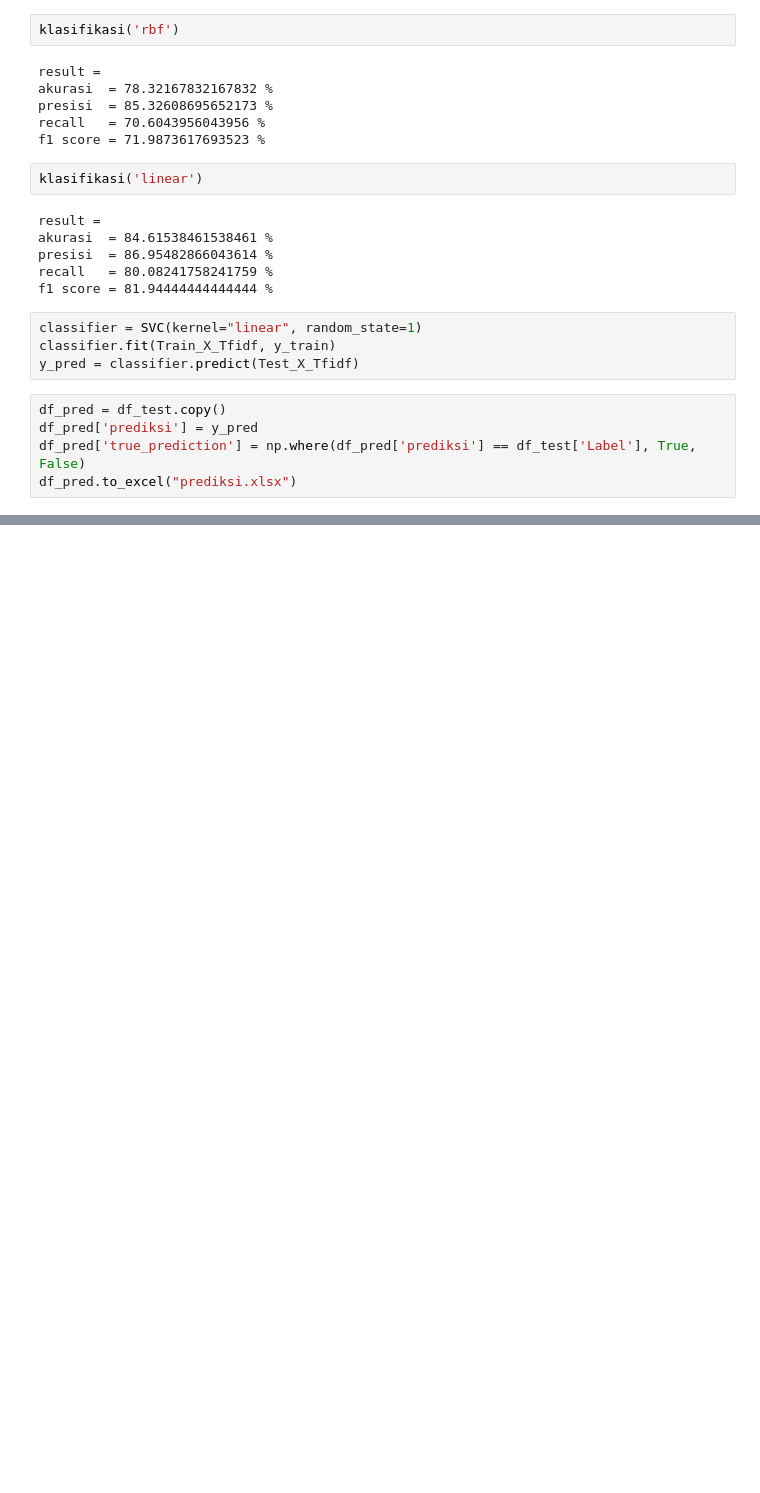
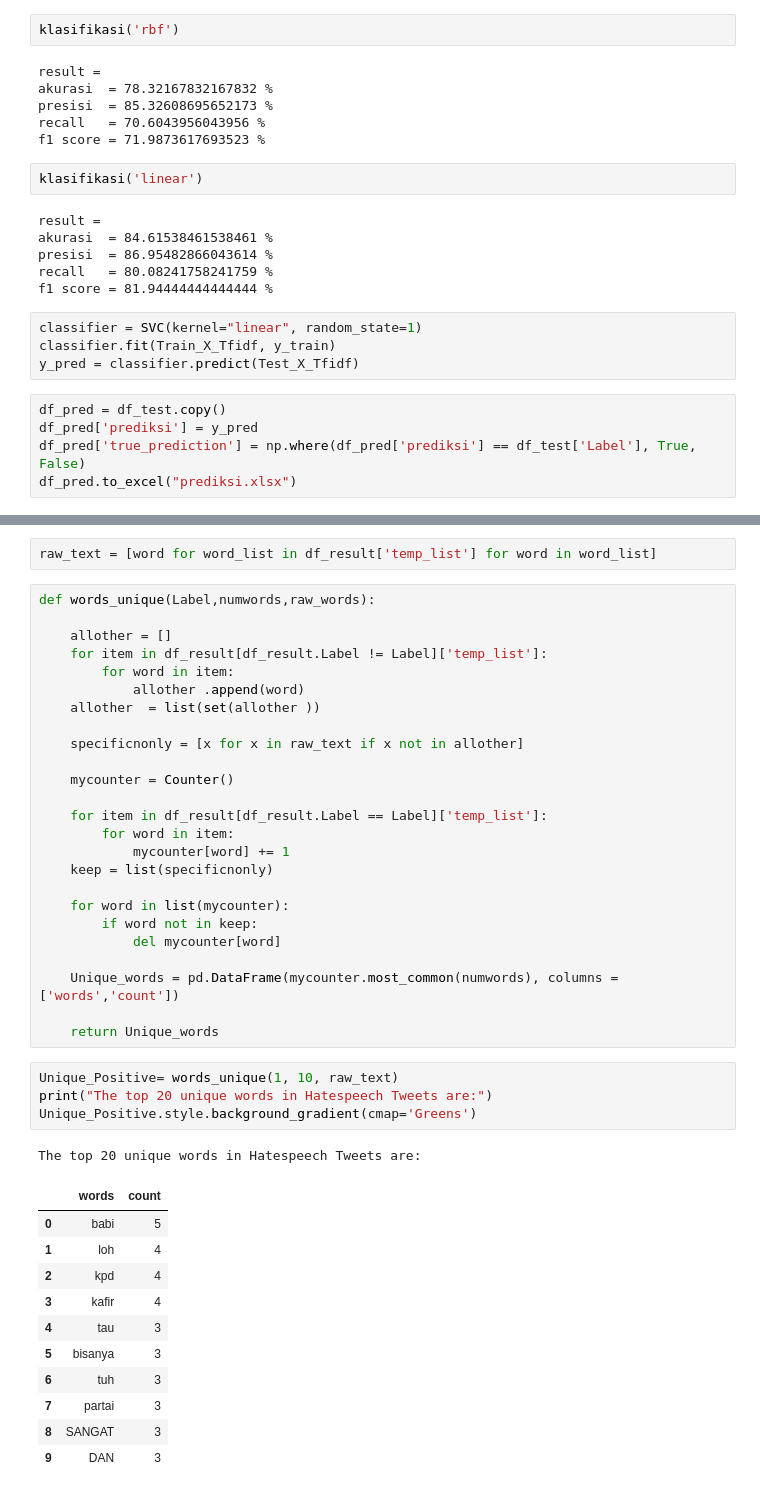
Before and after one commit to usugunawan15/hatespeech-detection, a Jupyter notebook: hate_speech_detection.ipynb, the cells around one changed output, grey strips where cells are left out. Saved outputs shown, nothing was run; the diff lists cells and outputs as text; blank space fills up the shorter version.

```diff
--- a/hate_speech_detection.ipynb
+++ b/hate_speech_detection.ipynb
@@ -261,0 +309,44 @@ display(df_diff)
+# %%
+raw_text = [word for word_list in df_result['temp_list'] for word in word_list]
+# %%
+def words_unique(Label,numwords,raw_words):
+
+    allother = []
+    for item in df_result[df_result.Label != Label]['temp_list']:
+        for word in item:
+            allother .append(word)
+    allother  = list(set(allother ))
+
+    specificnonly = [x for x in raw_text if x not in allother]
+
+    mycounter = Counter()
+
+    for item in df_result[df_result.Label == Label]['temp_list']:
+        for word in item:
+            mycounter[word] += 1
+    keep = list(specificnonly)
+
+    for word in list(mycounter):
+        if word not in keep:
+            del mycounter[word]
+
+    Unique_words = pd.DataFrame(mycounter.most_common(numwords), columns = ['words','count'])
+
+    return Unique_words
+# %%
+Unique_Positive= words_unique(1, 10, raw_text)
+print("The top 20 unique words in Hatespeech Tweets are:")
+Unique_Positive.style.background_gradient(cmap='Greens')
+# %% [output]
+The top 20 unique words in Hatespeech Tweets are:
+|  | words | count |
+| 0 | babi | 5 |
+| 1 | loh | 4 |
+| 2 | kpd | 4 |
+| 3 | kafir | 4 |
+| 4 | tau | 3 |
+| 5 | bisanya | 3 |
+| 6 | tuh | 3 |
+| 7 | partai | 3 |
+| 8 | SANGAT | 3 |
+| 9 | DAN | 3 |
```
Also changed, not shown: parts of 16 cells of this notebook.
